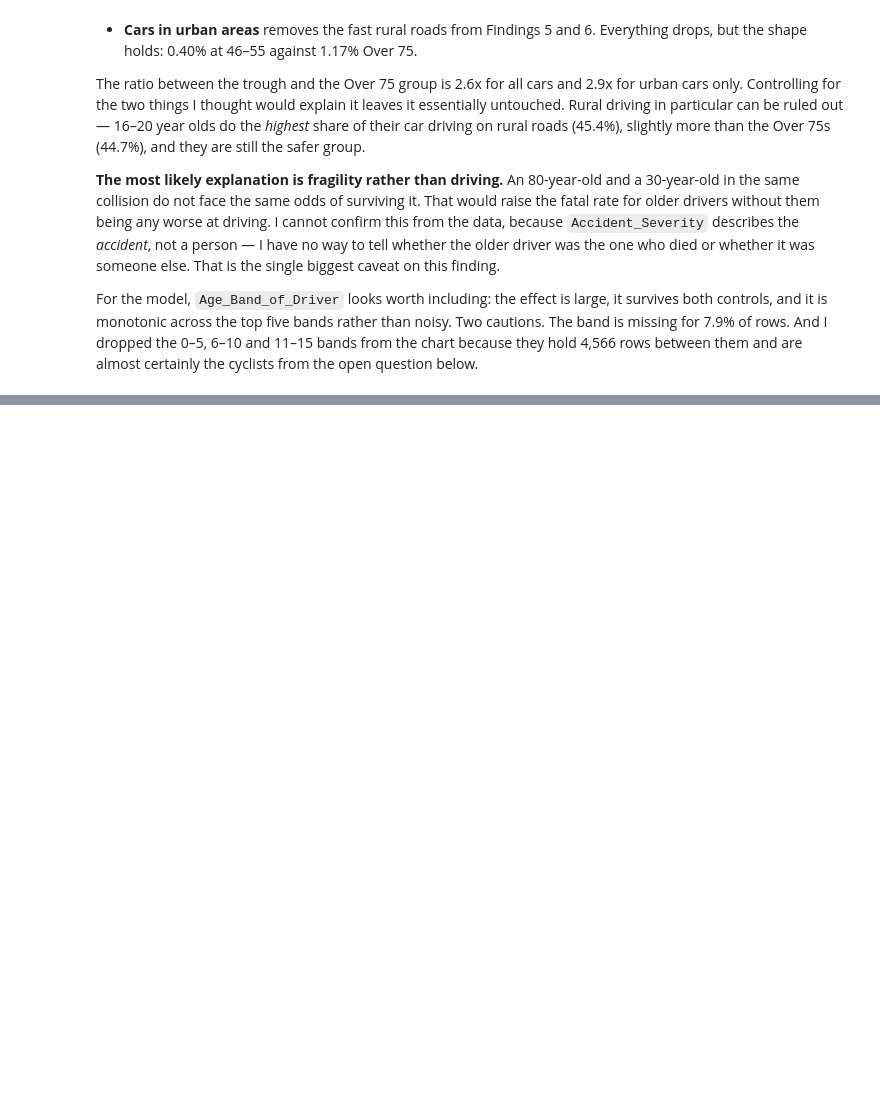
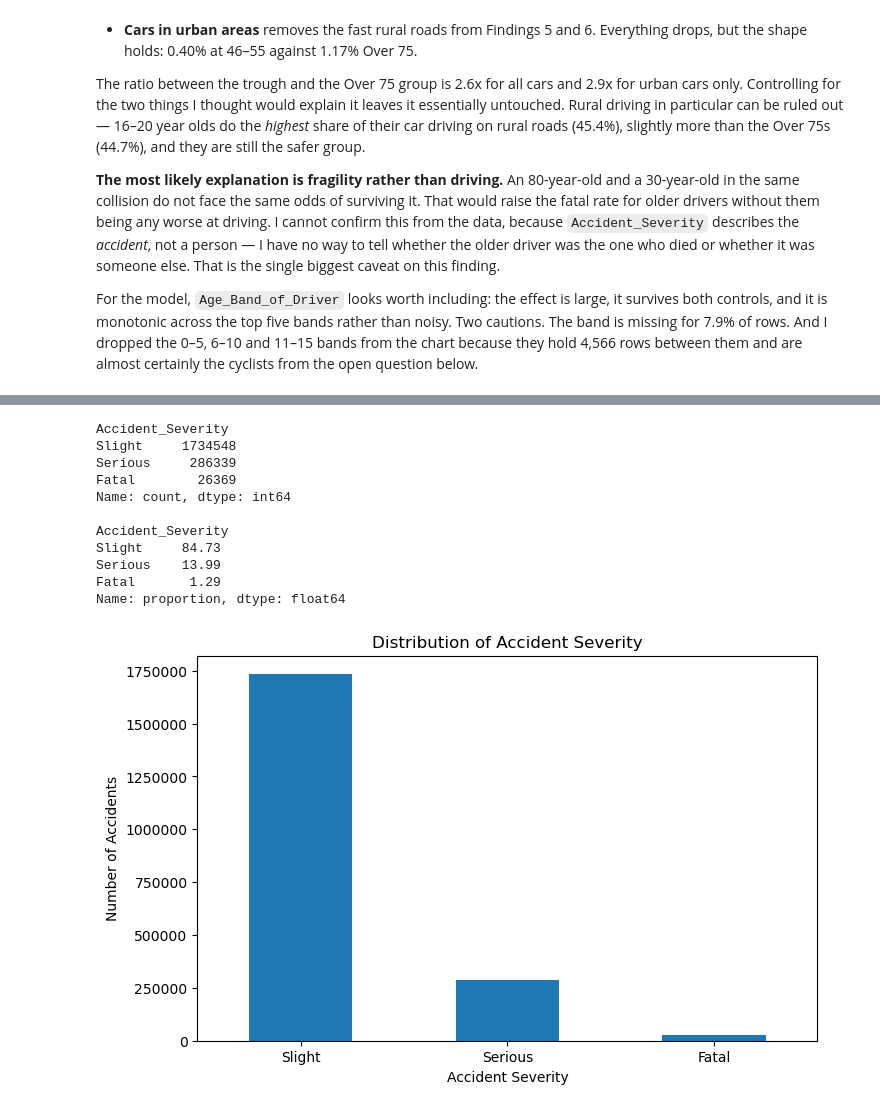
Before and after one commit to AmiJoba22/uk_road_safety_datapipe, a Jupyter notebook: notebooks/main_eda.ipynb, the cells around one changed output, grey strips where cells are left out. Saved outputs shown, nothing was run; the diff lists cells and outputs as text; code cells hidden in the pictures; blank space fills up the shorter version.

```diff
--- a/notebooks/main_eda.ipynb
+++ b/notebooks/main_eda.ipynb
@@ -307,0 +312,7 @@ below.
+# %%
+accidents = pd.read_csv(
+    "../data/archive/Accident_Information.csv",
+    low_memory=False
+)
+
+accidents.shape
@@ -307,0 +325,32 @@ below.
+# %%
+severity_counts = accidents["Accident_Severity"].value_counts()
+severity_percent = accidents["Accident_Severity"].value_counts(normalize=True) * 100
+
+print(severity_counts)
+print()
+print(severity_percent.round(2))
+
+severity_counts.reindex(["Slight", "Serious", "Fatal"]).plot(
+    kind="bar",
+    figsize=(8, 5)
+)
+
+plt.title("Distribution of Accident Severity")
+plt.xlabel("Accident Severity")
+plt.ylabel("Number of Accidents")
+plt.xticks(rotation=0)
+plt.ticklabel_format(style="plain", axis="y")
+plt.show()
+# %% [output]
+Accident_Severity
+Slight     1734548
+Serious     286339
+Fatal        26369
+Name: count, dtype: int64
+
+Accident_Severity
+Slight     84.73
+Serious    13.99
+Fatal       1.29
+Name: proportion, dtype: float64
+[figure, added]
```
Also changed, not shown: parts of 14 cells of this notebook.
